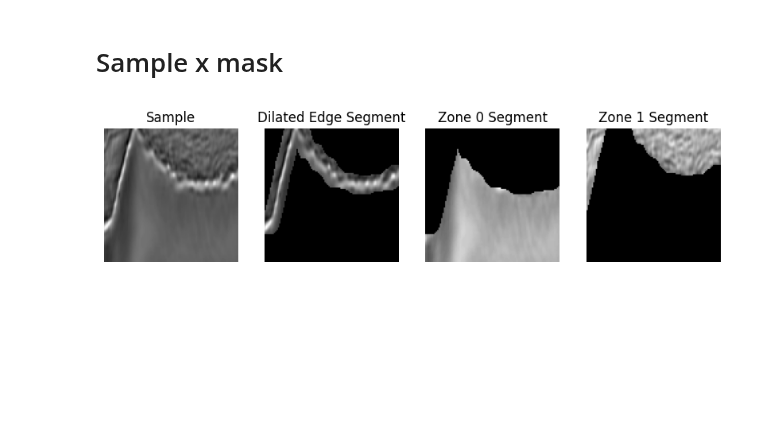
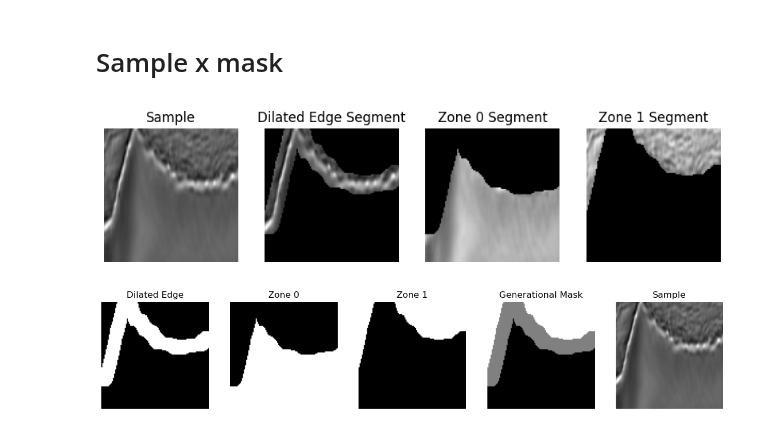
Before and after one commit to lucterres/textureSSD, a Jupyter notebook: msk morf ops.ipynb, the cells around one changed output. Drawn from its saved outputs; the diff is of its cells as text; code cells hidden in the pictures; blank space fills up the shorter version.

```diff
--- a/msk morf ops.ipynb
+++ b/msk morf ops.ipynb
@@ -178,3 +178,30 @@ plt.axis('off')
 plt.show()
 # %% [output]
 [figure]
+# %%
+sample_path="tgs_salt/1bd1c8c771.png"
+sample_semantic_mask_path="tgs_salt/1bd1c8c771Mask.png"
+generat_mask_path="tgs_salt/0bdd44d530Mask.png"
+# %%
+dilated_edge, zone0, zone1, generat_mask = create_Masks(sample_semantic_mask_path)
+#show images
+#show images
+plt.figure(figsize=(15,15))
+plt.subplot(151),plt.imshow(dilated_edge,cmap = 'gray')
+plt.title('Dilated Edge'), plt.xticks([]), plt.yticks([])
+plt.axis('off')
+plt.subplot(152),plt.imshow(zone0,cmap = 'gray')
+plt.title('Zone 0'), plt.xticks([]), plt.yticks([])
+plt.axis('off')
+plt.subplot(153),plt.imshow(zone1,cmap = 'gray')
+plt.title('Zone 1'), plt.xticks([]), plt.yticks([])
+plt.axis('off')
+plt.subplot(154),plt.imshow(generat_mask,cmap = 'gray')
+plt.title('Generational Mask'), plt.xticks([]), plt.yticks([])
+plt.axis('off')
+plt.subplot(155),plt.imshow(sample,cmap = 'gray')
+plt.title('Sample'), plt.xticks([]), plt.yticks([])
+plt.axis('off')
+plt.show()
+# %% [output]
+[figure, added]
```
Also changed, not shown: parts of 10 cells of this notebook, 3 other files.
